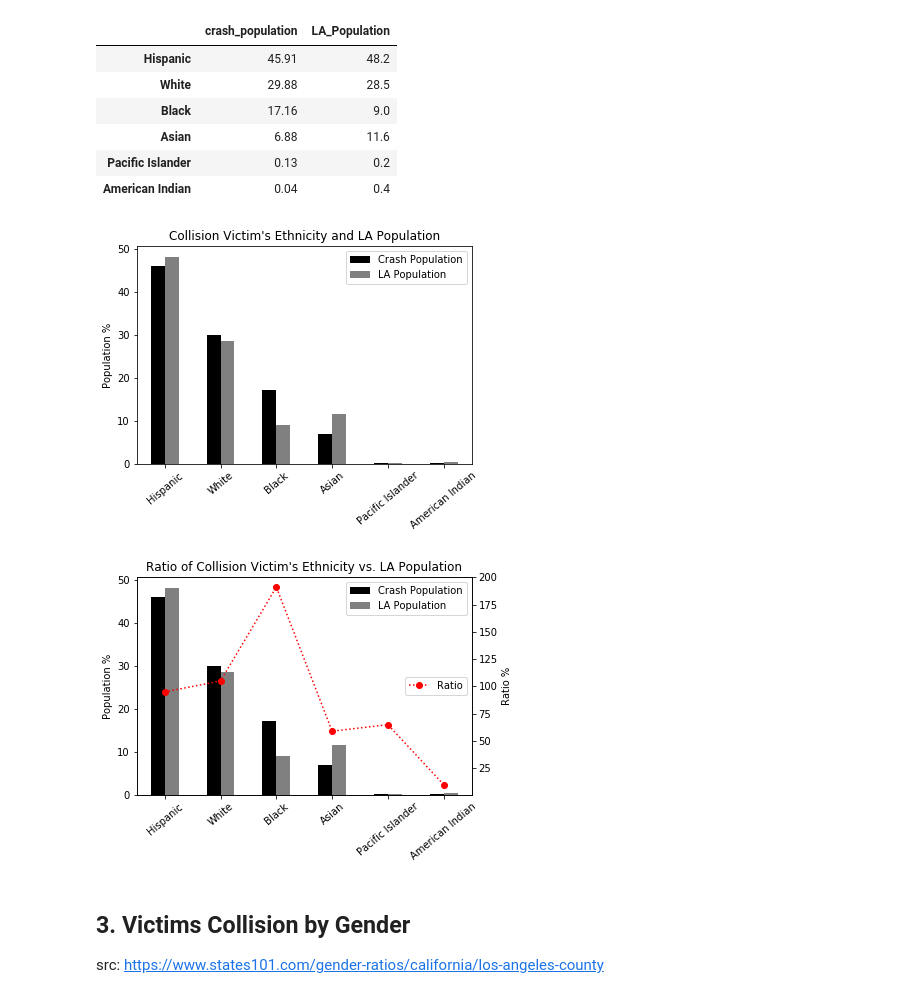
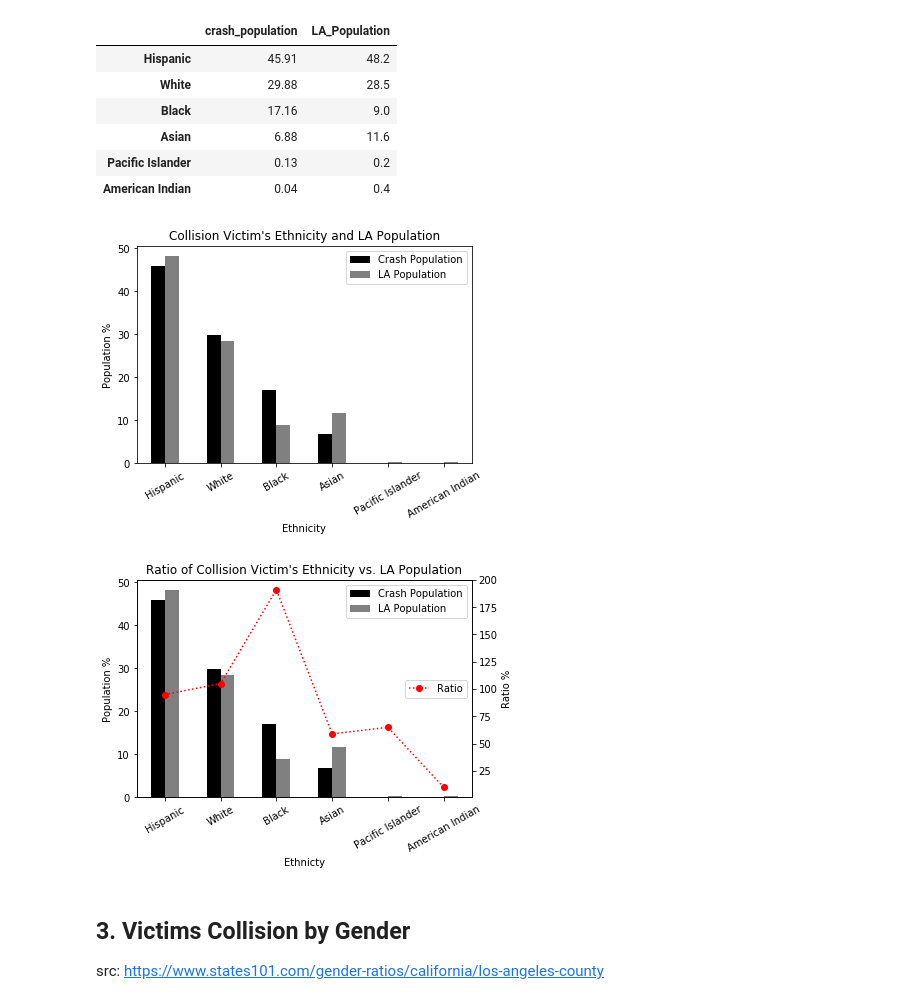
Before and after one commit to shaun-huang/LA-Traffic-Collision-Analysis, a Jupyter notebook: LA Collision Analysis/02 - Who.ipynb, the cells around one changed output. Saved outputs shown, nothing was run; the diff lists cells and outputs as text; code cells hidden in the pictures.

```diff
--- a/LA Collision Analysis/02 - Who.ipynb
+++ b/LA Collision Analysis/02 - Who.ipynb
@@ -126,32 +126,33 @@ multibar
 # %%
 # Set required data parameres
 xaxis = ["Hispanic", "White", "Black", "Asian", "Pacific Islander", "American Indian"]
 crash = (45.91, 29.88, 17.16, 6.88, 0.13, .04)
 la_pop = (48.2, 28.5, 9, 11.6, .2, .4)
 
 # Create DataFrame and add la_pop list to it
 crash_df = pd.DataFrame(crash,xaxis)
 crash_df[1] = la_pop
 
 # Rename colums to display Crash Population and LA Population
 crash_df = crash_df.rename(columns =
                            {0:'Crash Population',1:'LA Population'})
 
 # Generate the Plot
 fig2 = crash_df.plot(kind='bar', color=["black", "gray"], use_index=True)
 
 
 # Display graph title
 fig2.set_title("Collision Victim's Ethnicity and LA Population")
+fig2.set_xlabel("Ethnicity")            # Give graph x axis label
 fig2.set_ylabel ("Population %")        # Give graph y axis label
 fig2.legend(loc="best")                 # Display legend in best location
-fig2.tick_params(axis='x', rotation=40) # Set parameres for x axis
+fig2.tick_params(axis='x', rotation=30) # Set parameres for x axis
 
 
 # Export image
 plta.savefig(os.path.join("figures", "collision_ethnicity_LApopulation.png"))
 # %% [output]
-[figure, old version]
+[figure, new version]
 # %%
 # Set parameres for the ratio of crash victims vs LA population
 ratio = [95, 105, 191, 59, 65, 10]
@@ -165,14 +166,15 @@ line_fig = line_data.plot(ratio, linestyle=':',marker='o',color='red', label='Ra
 plta.title("Ratio of Collision Victim's Ethnicity vs. LA Population")
 plta.ylabel("Ratio %")                   # Give graph right y axis label
 plta.legend(loc="right")                 # Display "Ratio" legend to the right
+fig3.set_xlabel("Ethnicty")              # Give graph x axis label
 fig3.set_ylabel ("Population %")         # Give graph left y axis label
 fig3.legend(loc="best")                  # Display legend in best location
-fig3.tick_params(axis='x', rotation=40)  # Set parameres for x axis
+fig3.tick_params(axis='x', rotation=30)  # Set parameres for x axis
 
 # Export image
 plta.savefig(os.path.join("figures","collision_ethnicity_ratio.png"))
 # %% [output]
-[figure, old version]
+[figure, new version]
 # %% [markdown]
 ## 3. Victims Collision by Gender
 
```
Also changed, not shown: parts of 6 cells of this notebook, 5 other files.
